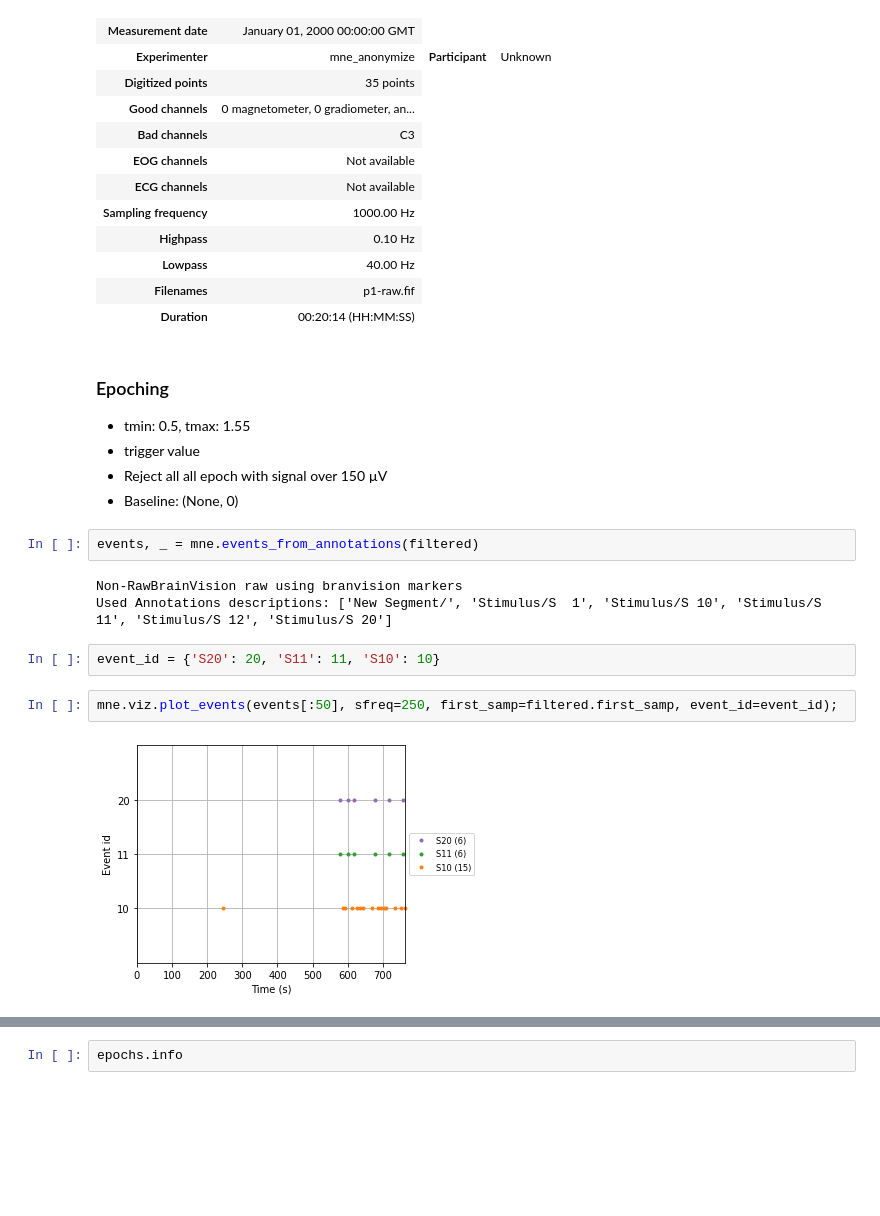
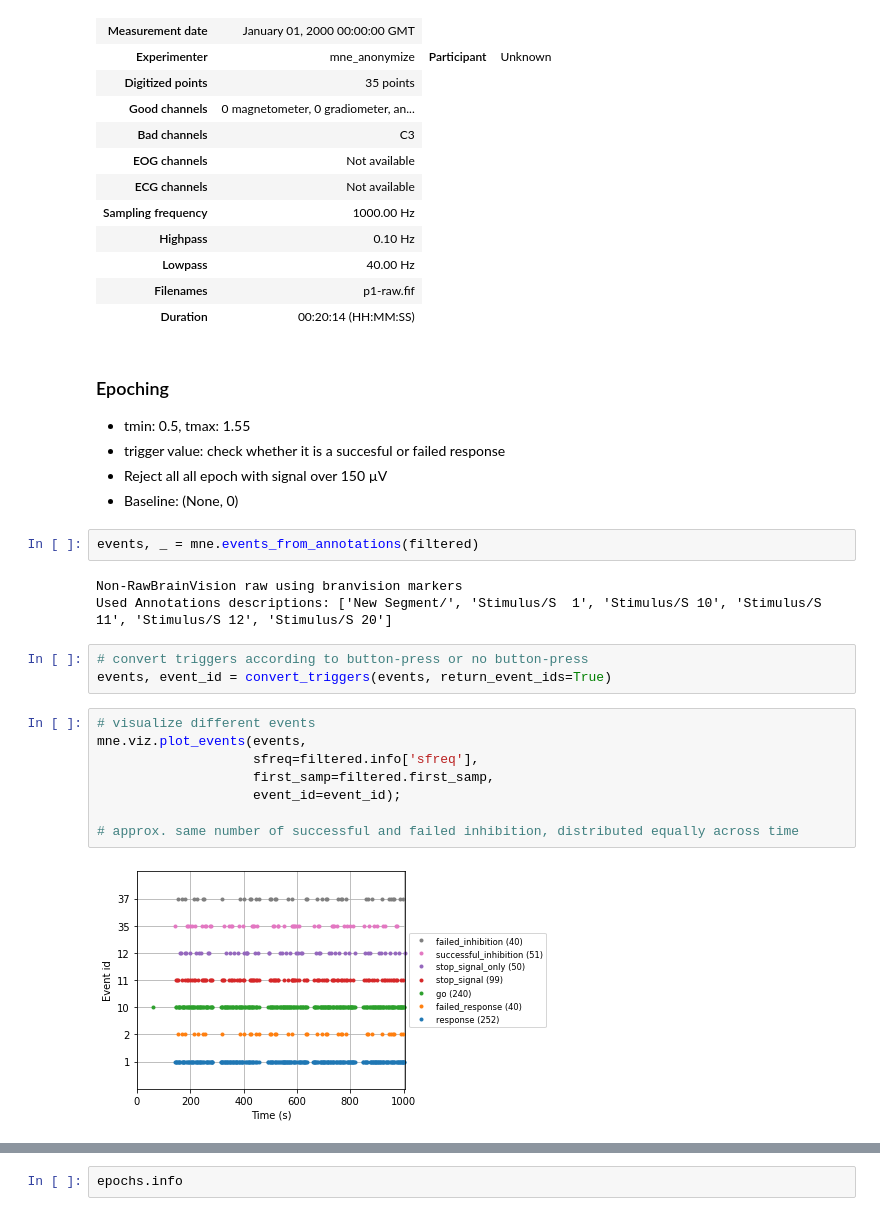
Before and after one commit to saraoe/ACN_2021, a Jupyter notebook: portfolio/portfolio_nb.ipynb, the cells around one changed output, grey strips where cells are left out. Drawn from its saved outputs; the diff is of its cells as text; blank space fills up the shorter version.

```diff
--- a/portfolio/portfolio_nb.ipynb
+++ b/portfolio/portfolio_nb.ipynb
@@ -183,7 +184,7 @@ Applying ICA to Raw instance
 # %% [markdown]
 ### Epoching
 - tmin: 0.5, tmax: 1.55
-- trigger value
+- trigger value: check whether it is a succesful or failed response
 - Reject all all epoch with signal over 150 µV
 - Baseline: (None, 0)
 # %%
@@ -191,12 +192,19 @@ events, _ = mne.events_from_annotations(filtered)
 # %% [output]
 Non-RawBrainVision raw using branvision markers
 Used Annotations descriptions: ['New Segment/', 'Stimulus/S  1', 'Stimulus/S 10', 'Stimulus/S 11', 'Stimulus/S 12', 'Stimulus/S 20']
-# %%
-event_id = {'S20': 20, 'S11': 11, 'S10': 10}
-# %%
-mne.viz.plot_events(events[:50], sfreq=250, first_samp=filtered.first_samp, event_id=event_id);
-# %% [output]
-[figure, removed]
+# %%
+# convert triggers according to button-press or no button-press
+events, event_id = convert_triggers(events, return_event_ids=True)
+# %%
+# visualize different events
+mne.viz.plot_events(events,
+                    sfreq=filtered.info['sfreq'],
+                    first_samp=filtered.first_samp,
+                    event_id=event_id);
+
+# approx. same number of successful and failed inhibition, distributed equally across time
+# %% [output]
+[figure, added]
 # %%
 reject = dict(eeg=150e-6) # reject all epoch with signal over 150 µV
 tmin, tmax = -0.5, 1.5
```
Also changed, not shown: parts of 22 cells of this notebook, 1 other file.
